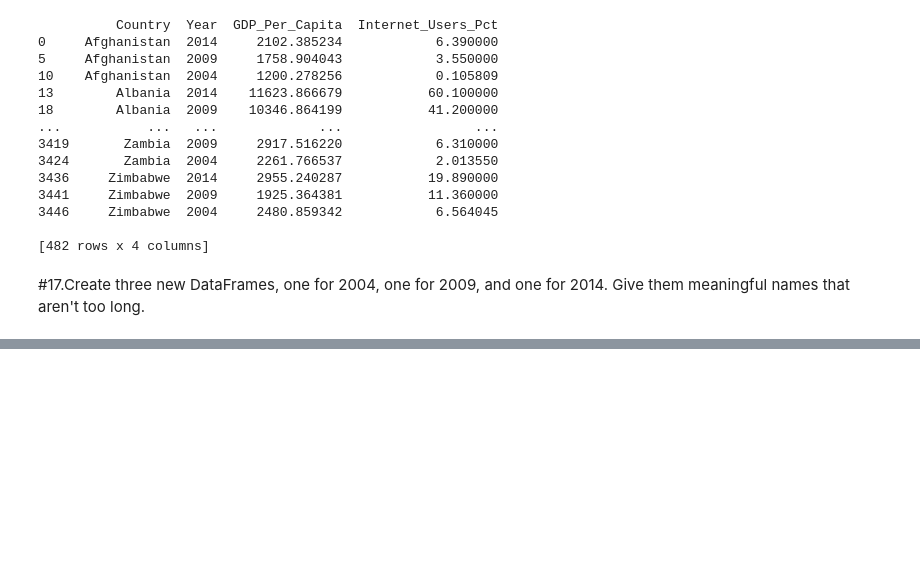
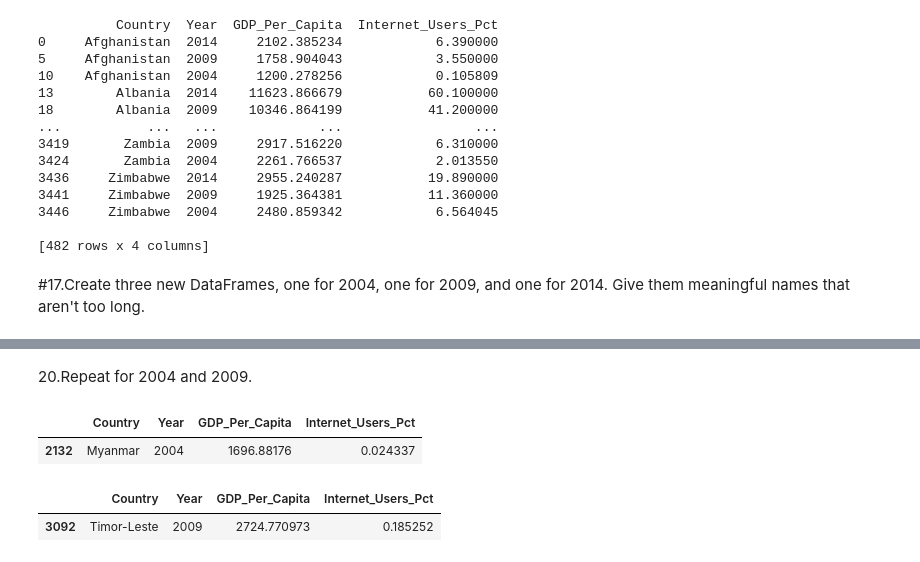
Before and after one commit to NSS-Data-Analytics-Cohort-7/gdp-and-internet-usage-tigerbelle07, a Jupyter notebook: Notebook/gdp_and_internet_usage.ipynb, the cells around one changed output, grey strips where cells are left out. Cells and saved outputs as stored; diff of their text form; code cells hidden in the pictures; blank space fills up the shorter version.

```diff
--- a/Notebook/gdp_and_internet_usage.ipynb
+++ b/Notebook/gdp_and_internet_usage.ipynb
@@ -261,0 +272,12 @@ df_new
+# %% [markdown]
+20.Repeat for 2004 and 2009.
+# %%
+display(df_new2004[df_new2004['Internet_Users_Pct'] == df_new2004['Internet_Users_Pct'].min()])
+# %% [output]
+|  | Country | Year | GDP_Per_Capita | Internet_Users_Pct |
+| 2132 | Myanmar | 2004 | 1696.88176 | 0.024337 |
+# %%
+display(df_new2009[df_new2009['Internet_Users_Pct'] == df_new2009['Internet_Users_Pct'].min()])
+# %% [output]
+|  | Country | Year | GDP_Per_Capita | Internet_Users_Pct |
+| 3092 | Timor-Leste | 2009 | 2724.770973 | 0.185252 |
```
Also changed, not shown: parts of 22 cells of this notebook.
